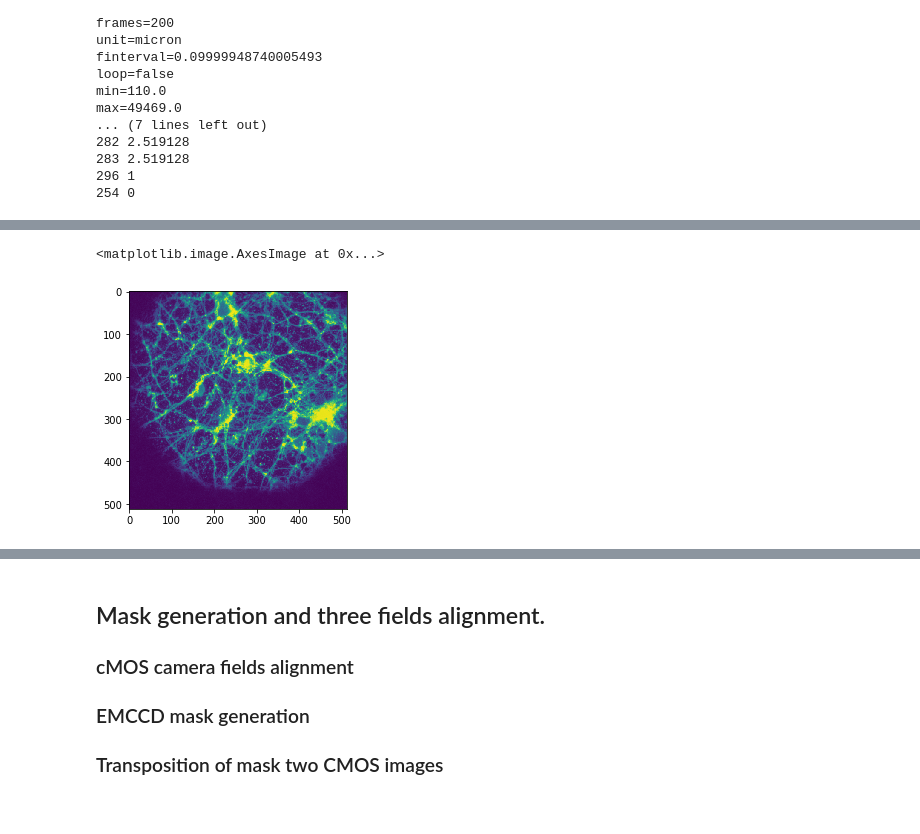
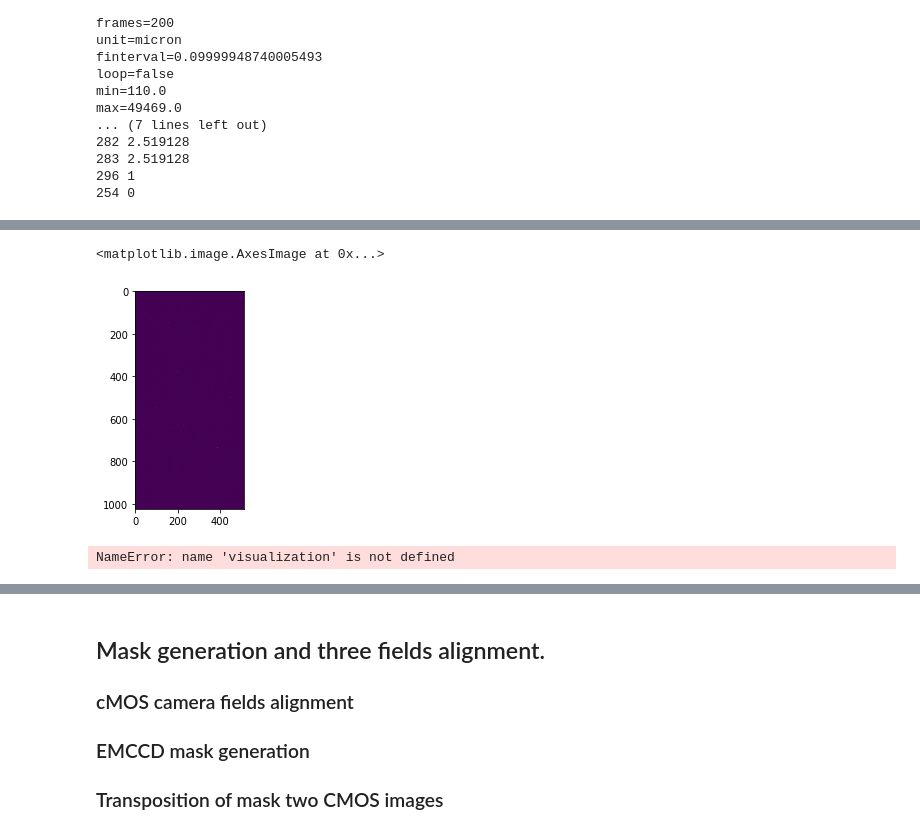
Before and after one commit to p-serna/Nanorods, a Jupyter notebook: Main_Nanords.ipynb, the cells around one changed output, grey strips where cells are left out. Saved outputs shown, nothing was run; the diff lists cells and outputs as text; code cells hidden in the pictures.

Commit message:
Signed-off-by: ludwig <ludwig@BSPC28.ens.fr>

```diff
--- a/Main_Nanords.ipynb
+++ b/Main_Nanords.ipynb
@@ -71,10 +75,17 @@ def readBigTifFile(fname):
     temp = temp[:size].reshape((nframes,width,height))
     return(temp)
 # %%
-fname = "C:\\Users\ludwig\Documents\Python data\cell1_BeRST.tif"
+fname = "C:\\Users\ludwig\Documents\Python data\cell1_1.tif"
 
 movie = readBigTifFile(fname)
+
 imshow(movie[199,:,:])
 # %% [output]
 <matplotlib.image.AxesImage at 0x...>
-[figure, old version]
+[figure, new version]
+# %%
+
+temp = sum(movie[:,:,:],0)
+visualization(temp[:,:])
+# %% [output]
+NameError: name 'visualization' is not defined
```
Also changed, not shown: parts of 6 cells of this notebook.
